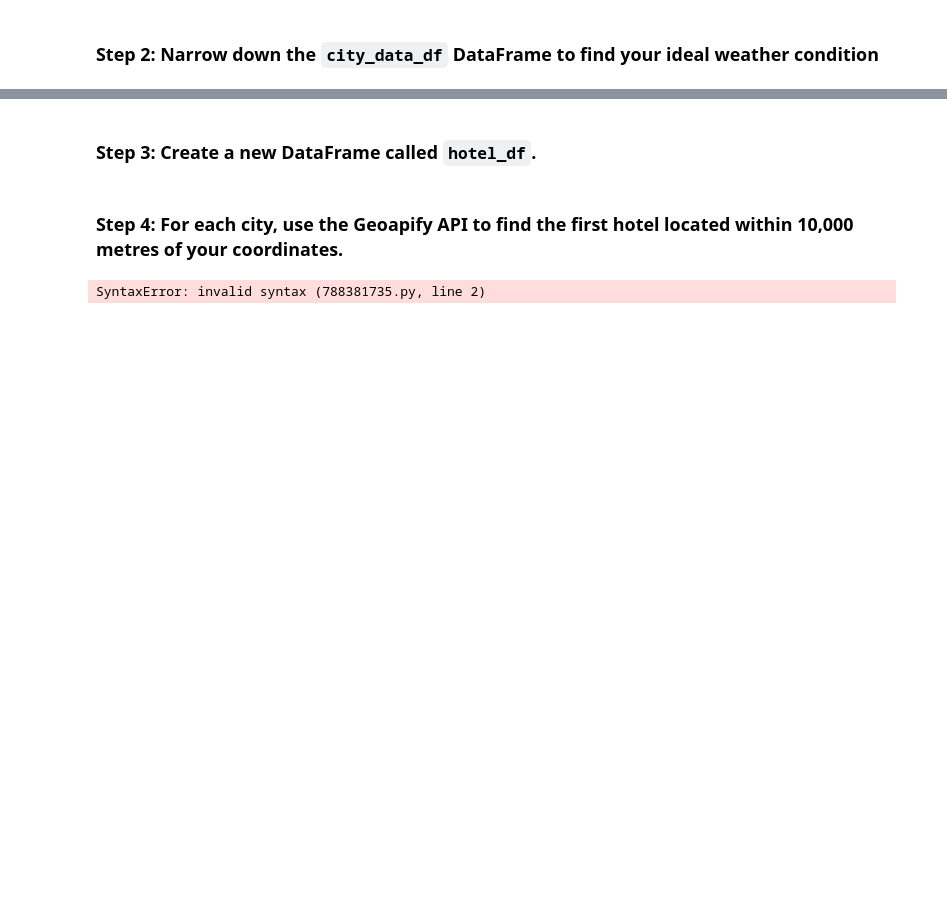
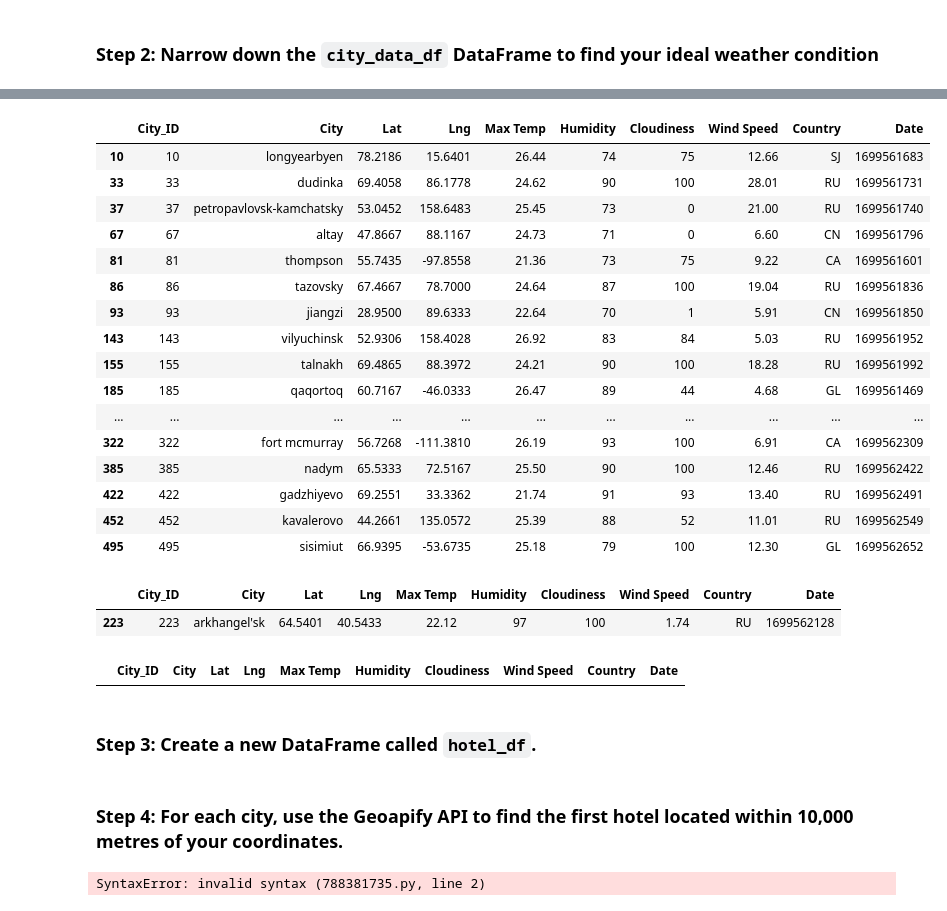
Before and after one commit to Mindy-data/python-api-challenge, a Jupyter notebook: VacationPy.ipynb, the cells around one changed output, grey strips where cells are left out. Drawn from its saved outputs; the diff is of its cells as text; code cells hidden in the pictures; blank space fills up the shorter version.

```diff
--- a/VacationPy.ipynb
+++ b/VacationPy.ipynb
@@ -57,12 +93,41 @@ humidity_map
 # %%
 # Narrow down cities that fit criteria and drop any results with null values
-# YOUR CODE HERE
-
-# Drop any rows with null values
-# YOUR CODE HERE
-
-# Display sample data
-# YOUR CODE HERE
+city_data_df = city_data_df.loc[(city_data_df["Max Temp"] < 27) & (city_data_df["Max Temp"] > 21)]
+city_data_df
+# %% [output]
+|  | City_ID | City | Lat | Lng | Max Temp | Humidity | Cloudiness | Wind Speed | Country | Date |
+| 10 | 10 | longyearbyen | 78.2186 | 15.6401 | 26.44 | 74 | 75 | 12.66 | SJ | 1699561683 |
+| 33 | 33 | dudinka | 69.4058 | 86.1778 | 24.62 | 90 | 100 | 28.01 | RU | 1699561731 |
+| 37 | 37 | petropavlovsk-kamchatsky | 53.0452 | 158.6483 | 25.45 | 73 | 0 | 21.00 | RU | 1699561740 |
+| 67 | 67 | altay | 47.8667 | 88.1167 | 24.73 | 71 | 0 | 6.60 | CN | 1699561796 |
+| 81 | 81 | thompson | 55.7435 | -97.8558 | 21.36 | 73 | 75 | 9.22 | CA | 1699561601 |
+| 86 | 86 | tazovsky | 67.4667 | 78.7000 | 24.64 | 87 | 100 | 19.04 | RU | 1699561836 |
+| 93 | 93 | jiangzi | 28.9500 | 89.6333 | 22.64 | 70 | 1 | 5.91 | CN | 1699561850 |
+| 143 | 143 | vilyuchinsk | 52.9306 | 158.4028 | 26.92 | 83 | 84 | 5.03 | RU | 1699561952 |
+| 155 | 155 | talnakh | 69.4865 | 88.3972 | 24.21 | 90 | 100 | 18.28 | RU | 1699561992 |
+| 185 | 185 | qaqortoq | 60.7167 | -46.0333 | 26.47 | 89 | 44 | 4.68 | GL | 1699561469 |
+| ... | ... | ... | ... | ... | ... | ... | ... | ... | ... | ... |
+| 322 | 322 | fort mcmurray | 56.7268 | -111.3810 | 26.19 | 93 | 100 | 6.91 | CA | 1699562309 |
+| 385 | 385 | nadym | 65.5333 | 72.5167 | 25.50 | 90 | 100 | 12.46 | RU | 1699562422 |
+| 422 | 422 | gadzhiyevo | 69.2551 | 33.3362 | 21.74 | 91 | 93 | 13.40 | RU | 1699562491 |
+| 452 | 452 | kavalerovo | 44.2661 | 135.0572 | 25.39 | 88 | 52 | 11.01 | RU | 1699562549 |
+| 495 | 495 | sisimiut | 66.9395 | -53.6735 | 25.18 | 79 | 100 | 12.30 | GL | 1699562652 |
+# %%
+city_data_df = city_data_df.loc[(city_data_df["Wind Speed"] < 4.5)]
+city_data_df
+# %% [output]
+|  | City_ID | City | Lat | Lng | Max Temp | Humidity | Cloudiness | Wind Speed | Country | Date |
+| 223 | 223 | arkhangel'sk | 64.5401 | 40.5433 | 22.12 | 97 | 100 | 1.74 | RU | 1699562128 |
+# %%
+city_data_df = city_data_df.loc[(city_data_df["Cloudiness"] == 0)]
+
+# Drop any rows with null values
+city_data_df.dropna()
+
+# Display sample data
+city_data_df
+# %% [output]
+|  | City_ID | City | Lat | Lng | Max Temp | Humidity | Cloudiness | Wind Speed | Country | Date |
 # %% [markdown]
 ### Step 3: Create a new DataFrame called `hotel_df`.
 # %%
```
Also changed, not shown: parts of 2 cells of this notebook.
